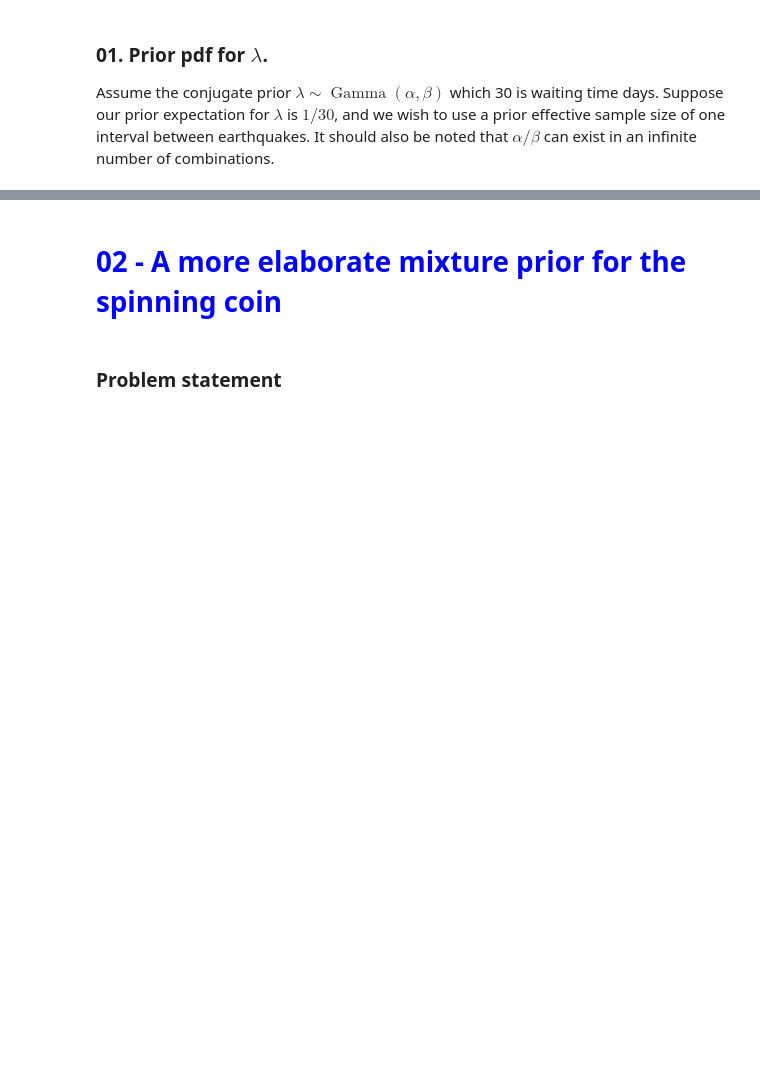
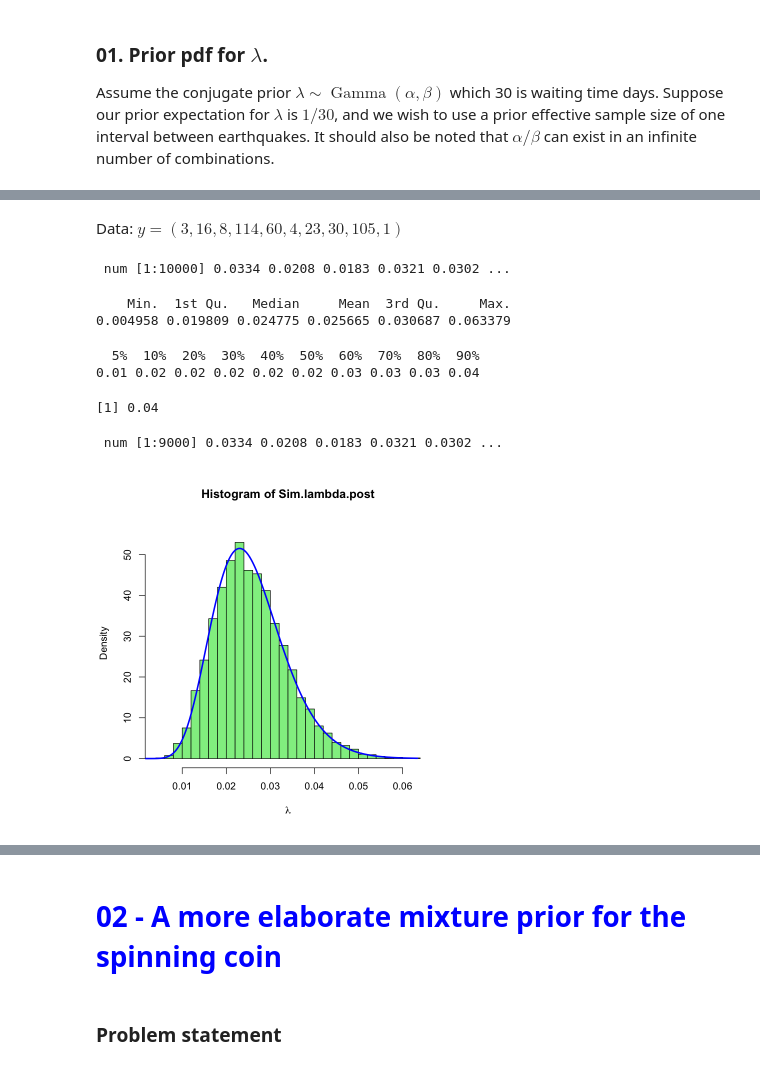
Before and after one commit to marcosPlaza/BayesianRepo, a Jupyter notebook: Homework 01 - Statements-20220404/Notebook/2021-2022.Homework.01.Statements_QijunJinJohnnyNunezMarcosPlaza.ipynb, the cells around one changed output, grey strips where cells are left out. Saved outputs shown, nothing was run; the diff lists cells and outputs as text; code cells hidden in the pictures; blank space fills up the shorter version.

```diff
--- a/Homework 01 - Statements-20220404/Notebook/2021-2022.Homework.01.Statements_QijunJinJohnnyNunezMarcosPlaza.ipynb
+++ b/Homework 01 - Statements-20220404/Notebook/2021-2022.Homework.01.Statements_QijunJinJohnnyNunezMarcosPlaza.ipynb
@@ -202,0 +198,43 @@ lines(u,yu,lwd=2.5,col="DarkGreen")
+# %% [markdown]
+Data:
+$y = (3, 16, 8, 114, 60, 4, 23, 30, 105, 1)$
+# %%
+y<-c(16, 8, 114, 60, 4, 23, 30, 105, 1)
+
+n<-length(y)
+ybar<-mean(y)
+nybar<-sum(y)
+
+post.a<-prior.a+n
+post.b<-prior.b+nybar
+
+
+Sim.lambda.post<-rgamma(N,post.a,post.b)
+
+str(Sim.lambda.post)
+summary(Sim.lambda.post)
+q.Sim.lambda.post<-quantile(Sim.lambda.post,c(0.05,0.1,0.2,0.3,0.4,0.5,0.6,0.7,0.8,0.9))
+
+round(q.Sim.lambda.post,2)
+lambdamax<-max(q.Sim.lambda.post)
+round(lambdamax,2)
+Sim.lambda.post.trunc<-Sim.lambda.post[Sim.lambda.post<lambdamax]  # truncate in order to be able to plot the histogram
+str(Sim.lambda.post.trunc)
+
+
+# Plot histogram, superimpose the Gamma pdf
+options(repr.plot.width=6,repr.plot.height=6)
+v<-seq(0,max(Sim.lambda.post),length=1000)
+yv<-dgamma(v,shape=post.a,rate=post.b)
+max.yv<-max(yv)
+hist(Sim.lambda.post,freq=FALSE,col="LightGreen",xlab=expression(lambda),ylim=c(0,max.yv*1.1),breaks=25)
+lines(v,yv,lwd=2.5,col="blue")
+# %% [output]
+ num [1:10000] 0.0334 0.0208 0.0183 0.0321 0.0302 ...
+    Min.  1st Qu.   Median     Mean  3rd Qu.     Max.
+0.004958 0.019809 0.024775 0.025665 0.030687 0.063379
+  5%  10%  20%  30%  40%  50%  60%  70%  80%  90%
+0.01 0.02 0.02 0.02 0.02 0.02 0.03 0.03 0.03 0.04
+[1] 0.04
+ num [1:9000] 0.0334 0.0208 0.0183 0.0321 0.0302 ...
+[figure, added]
```
Also changed, not shown: parts of 31 cells of this notebook.
